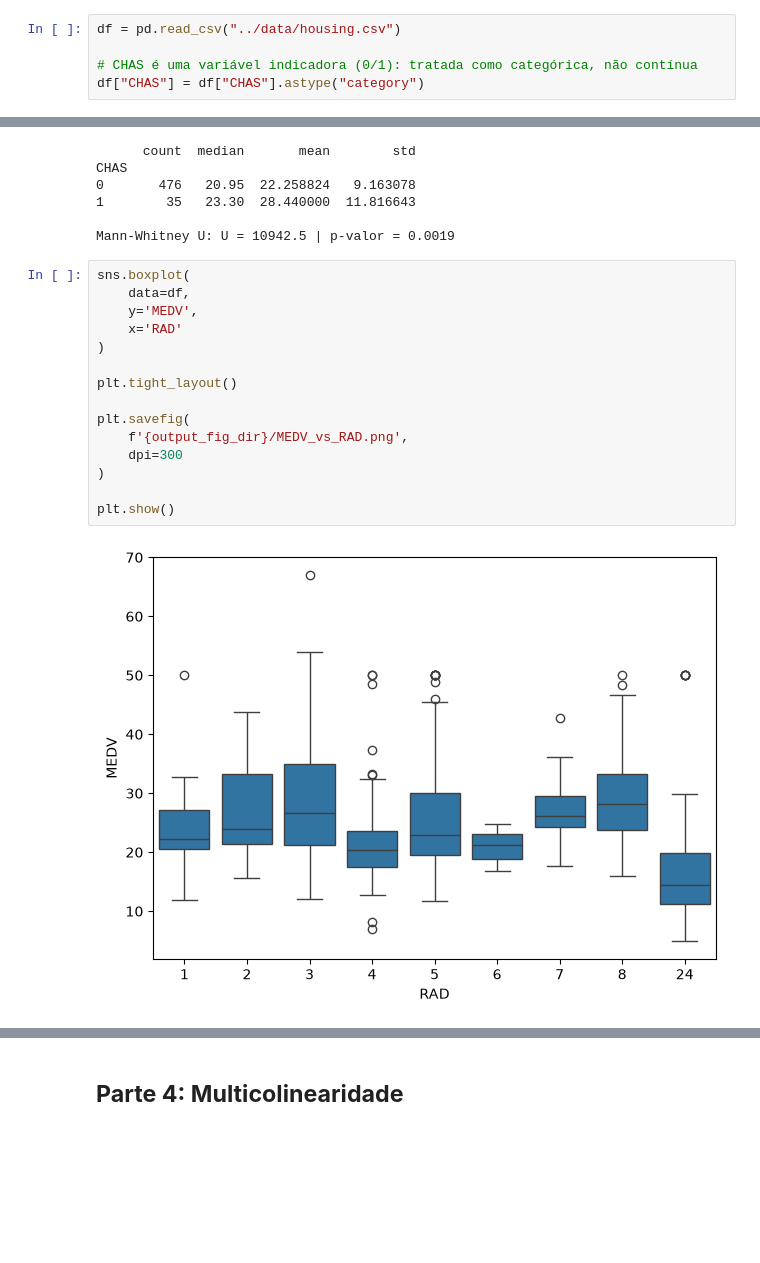
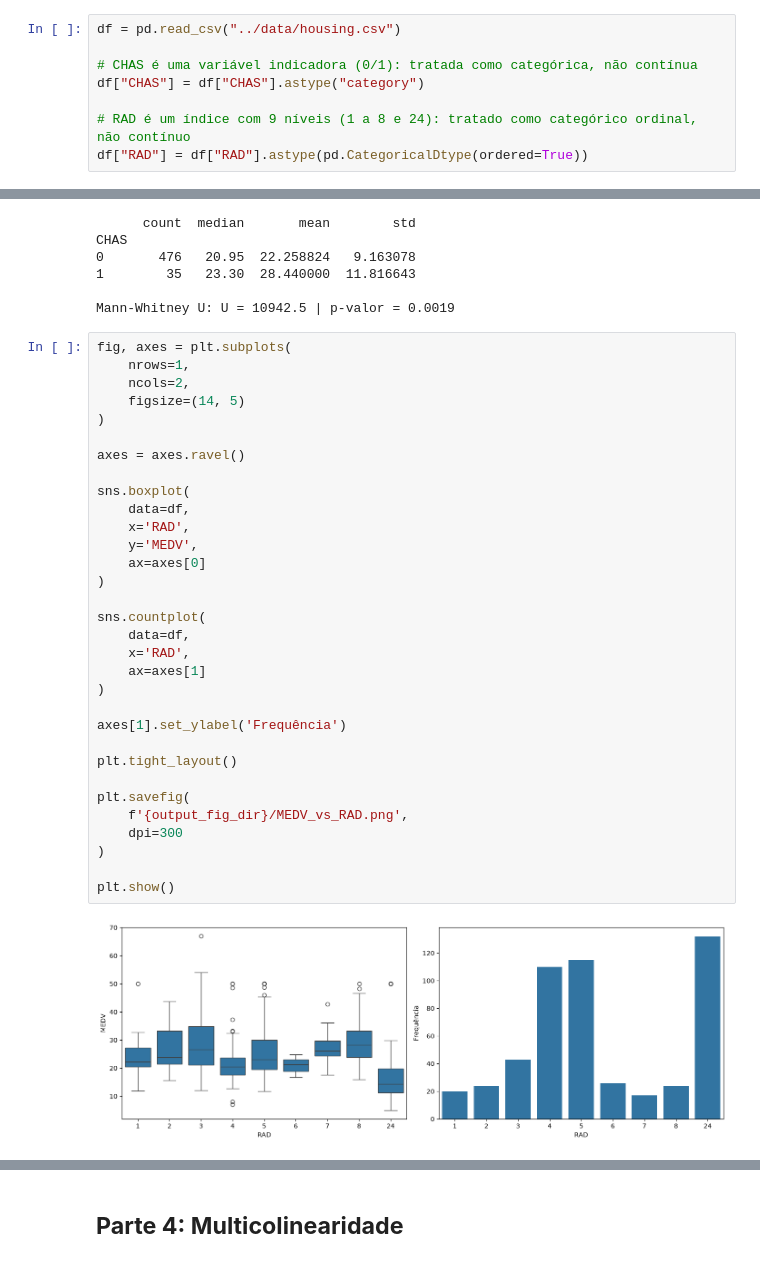
Before and after one commit to Luizeduardo1424/Boston-Housing-RLM, a Jupyter notebook: notebooks/EDA.ipynb, the cells around one changed output, grey strips where cells are left out. Drawn from its saved outputs; the diff is of its cells as text; blank space fills up the shorter version.

```diff
--- a/notebooks/EDA.ipynb
+++ b/notebooks/EDA.ipynb
@@ -97,6 +96,9 @@ df = pd.read_csv("../data/housing.csv")
 
 # CHAS é uma variável indicadora (0/1): tratada como categórica, não contínua
 df["CHAS"] = df["CHAS"].astype("category")
+
+# RAD é um índice com 9 níveis (1 a 8 e 24): tratado como categórico ordinal, não contínuo
+df["RAD"] = df["RAD"].astype(pd.CategoricalDtype(ordered=True))
 # %%
 def gerar_subplot_hist(variaveis: list[str], size: tuple[int, int], name: str):
 
@@ -497,19 +538,36 @@ CHAS
 
 Mann-Whitney U: U = 10942.5 | p-valor = 0.0019
 # %%
+fig, axes = plt.subplots(
+    nrows=1,
+    ncols=2,
+    figsize=(14, 5)
+)
+
+axes = axes.ravel()
+
 sns.boxplot(
     data=df,
+    x='RAD',
     y='MEDV',
-    x='RAD'
+    ax=axes[0]
 )
+
+sns.countplot(
+    data=df,
+    x='RAD',
+    ax=axes[1]
+)
+
+axes[1].set_ylabel('Frequência')
 
 plt.tight_layout()
 
 plt.savefig(
     f'{output_fig_dir}/MEDV_vs_RAD.png',
     dpi=300
 )
 
 plt.show()
 # %% [output]
-[figure, old version]
+[figure, new version]
```
Also changed, not shown: parts of 23 cells of this notebook, 5 other files.
